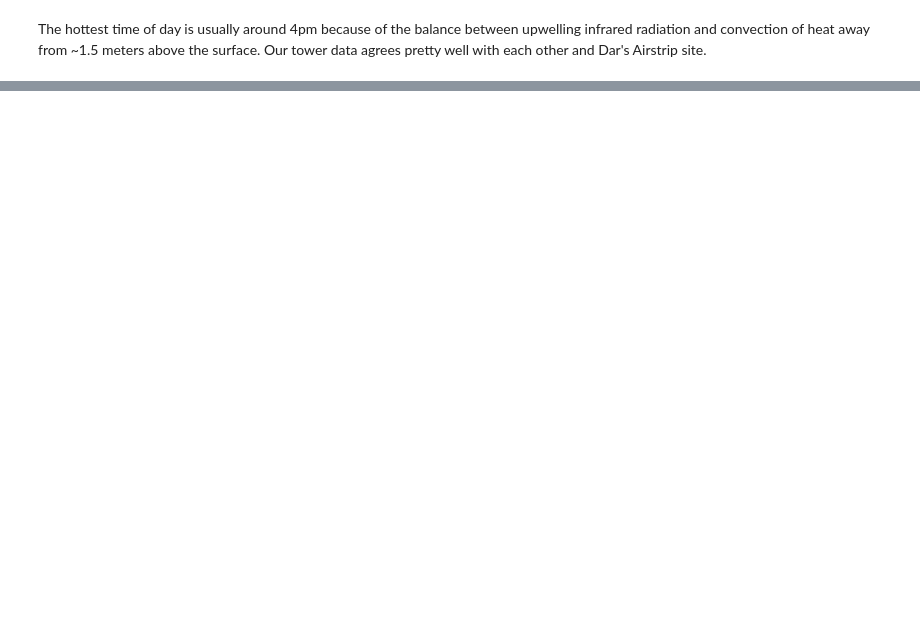
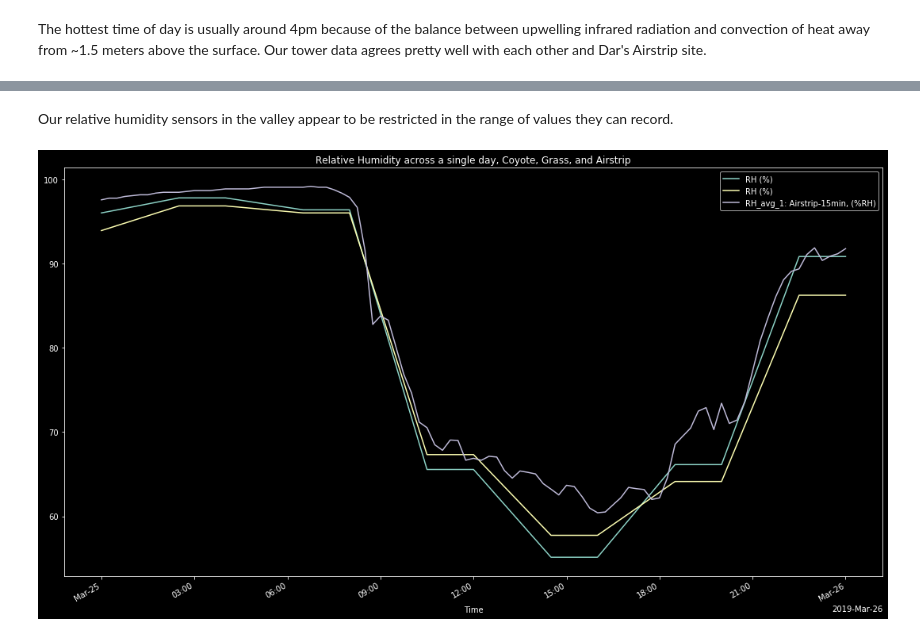
Before and after one commit to rbavery/sedgwick-biophysics, a Jupyter notebook: processed-by-eddypro-scratch.ipynb, the cells around one changed output, grey strips where cells are left out. Saved outputs shown, nothing was run; the diff lists cells and outputs as text; code cells hidden in the pictures; blank space fills up the shorter version.

```diff
--- a/processed-by-eddypro-scratch.ipynb
+++ b/processed-by-eddypro-scratch.ipynb
@@ -65,0 +90,17 @@ plot_nice_date(airstrip, "airstrip", "AirTC_1_Avg: Airstrip-15min, (C)")
+# %% [markdown]
+Our relative humidity sensors in the valley appear to be restricted in the range of values they can record.
+# %%
+plt.style.use('dark_background')
+
+fig, ax = plt.subplots()
+fig.set_size_inches(18.5, 10.5)
+
+plot_nice_date(coyote, "coyote", "RH (%)", fig, ax)
+plot_nice_date(grass, "grass", "RH (%)", fig, ax)
+
+airstrip = pd.read_csv("Processed_Flux_Tower_Data/Airstrip-15min.csv", sep="\t")
+airstrip.index = pd.to_datetime(airstrip['Time'])
+
+plot_nice_date(airstrip, "Airstrip (Dar's)", "RH_avg_1: Airstrip-15min, (%RH)", fig, ax, title='Relative Humidity across a single day, Coyote, Grass, and Airstrip')
+# %% [output]
+[figure, added]
```
Also changed, not shown: parts of 13 cells of this notebook.
